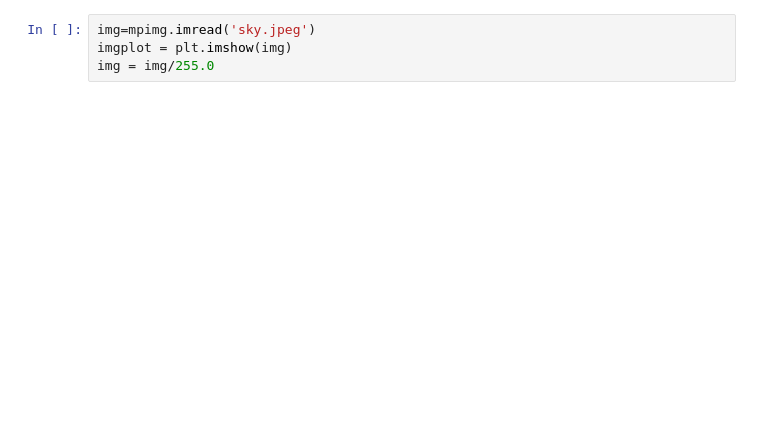
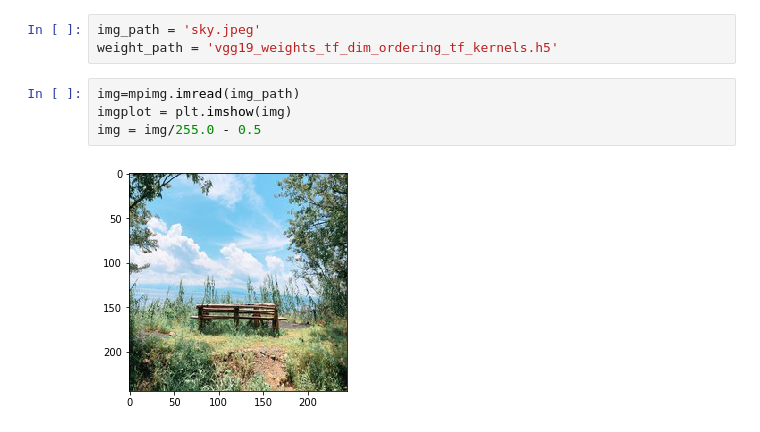
Before and after one commit to chansushin0288/StyleTransfer, a Jupyter notebook: content.ipynb, the cells around one changed output. Cells and saved outputs as stored; diff of their text form; blank space fills up the shorter version.

```diff
--- a/content.ipynb
+++ b/content.ipynb
@@ -10,7 +12,12 @@ import matplotlib.image as mpimg
+# %%
+img_path = 'sky.jpeg'
+weight_path = 'vgg19_weights_tf_dim_ordering_tf_kernels.h5'
 # %%
-img=mpimg.imread('sky.jpeg')
+img=mpimg.imread(img_path)
 imgplot = plt.imshow(img)
-img = img/255.0
+img = img/255.0 - 0.5
+# %% [output]
+[figure, added]
 # %%
 K.clear_session()
 
```
Also changed, not shown: parts of 7 cells of this notebook, 23 other files.
